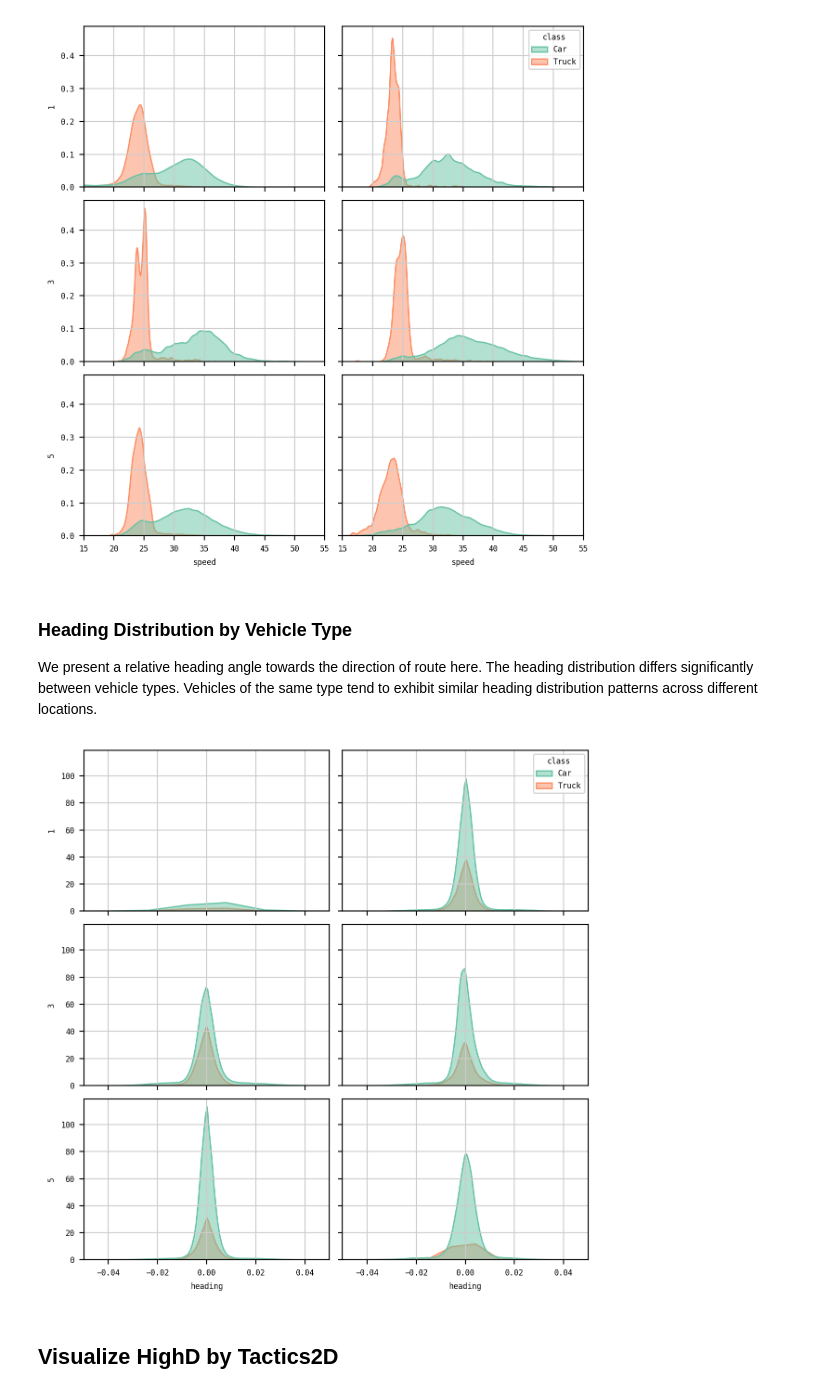
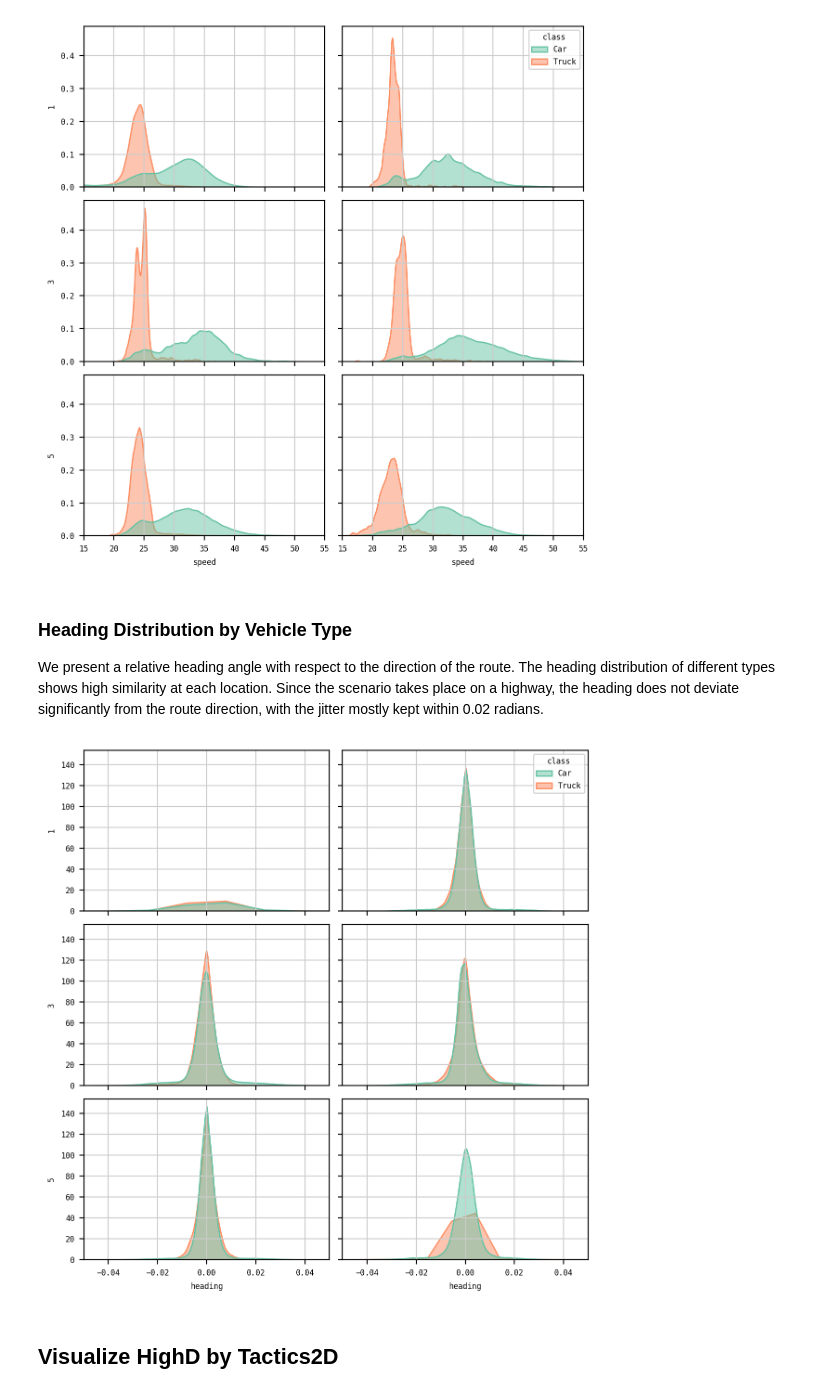
Before and after one commit to WoodOxen/tactics2d, a Jupyter notebook: docs/dataset_support/highd.ipynb, the cells around one changed output. Saved outputs shown, nothing was run; the diff lists cells and outputs as text; code cells hidden in the pictures.

```diff
--- a/docs/dataset_support/highd.ipynb
+++ b/docs/dataset_support/highd.ipynb
@@ -409,29 +308,30 @@ plt.show()
 # %% [markdown]
 ### Heading Distribution by Vehicle Type
 
-We present a relative heading angle towards the direction of route here. The heading distribution differs significantly between vehicle types. Vehicles of the same type tend to exhibit similar heading distribution patterns across different locations.
+We present a relative heading angle with respect to the direction of the route. The heading distribution of different types shows high similarity at each location. Since the scenario takes place on a highway, the heading does not deviate significantly from the route direction, with the jitter mostly kept within 0.02 radians.
 # %%
 fig, axes = plt.subplots(3, 2, figsize=(6, 6), sharex=True, sharey=True)
 for i in range(6):
     df_heading = dfs[i].to_pandas()
     sns.kdeplot(
         df_heading,
         x="heading",
         hue="class",
         hue_order=["Car", "Truck"],
         palette="Set2",
         ax=axes[int(i // 2)][int(i % 2)],
+        common_norm=False,
         fill=True,
         alpha=0.5,
         legend=(i == 1),
     )
 
     axes[int(i // 2)][int(i % 2)].set_xlim([-0.05, 0.05])
     axes[int(i // 2)][int(i % 2)].set_ylabel(f"{i+1}")
 
 fig.tight_layout()
 plt.show()
 # %% [output]
-[figure, old version]
+[figure, new version]
 # %% [markdown]
 ## Visualize HighD by Tactics2D
```
Also changed, not shown: parts of 5 cells of this notebook, 2 other files.
